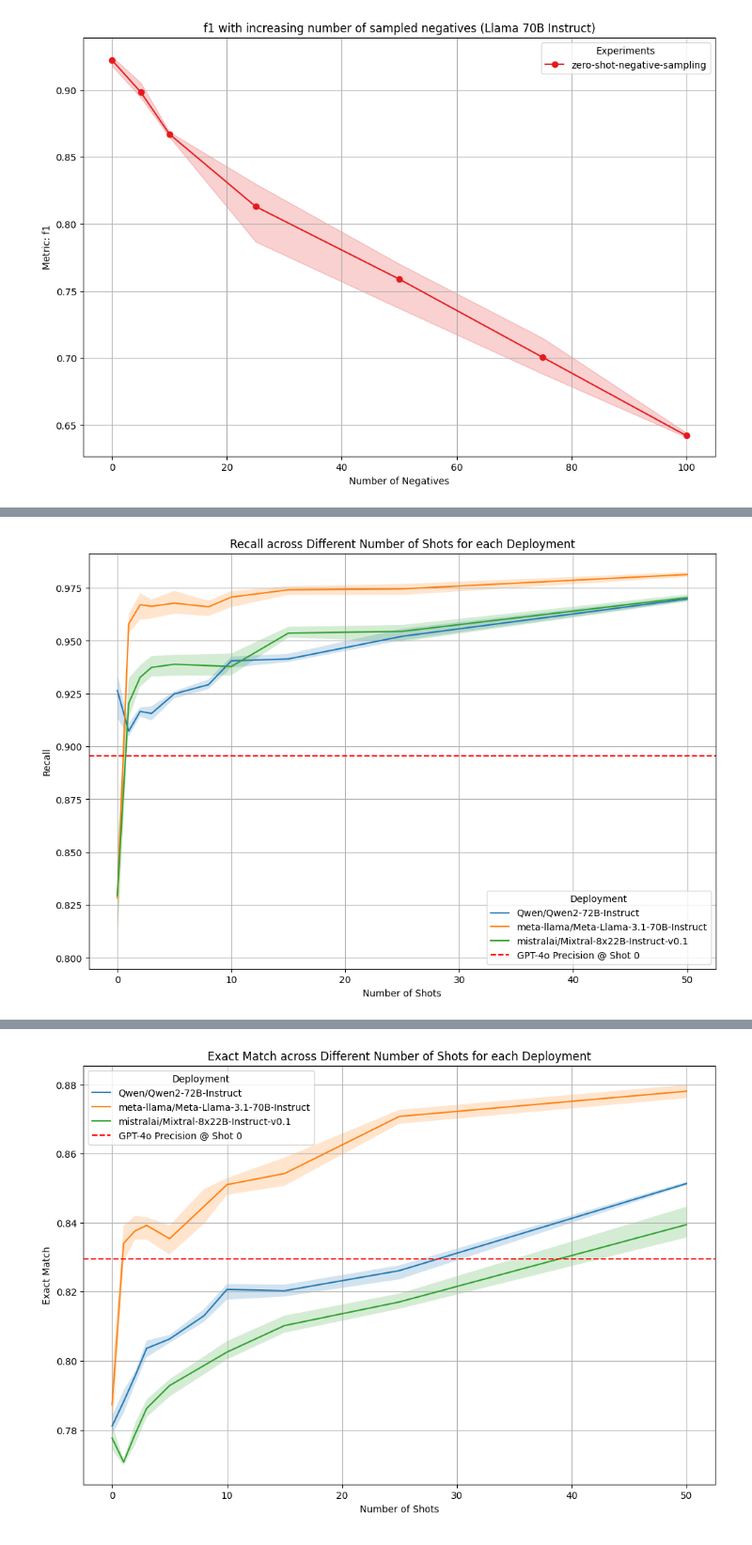
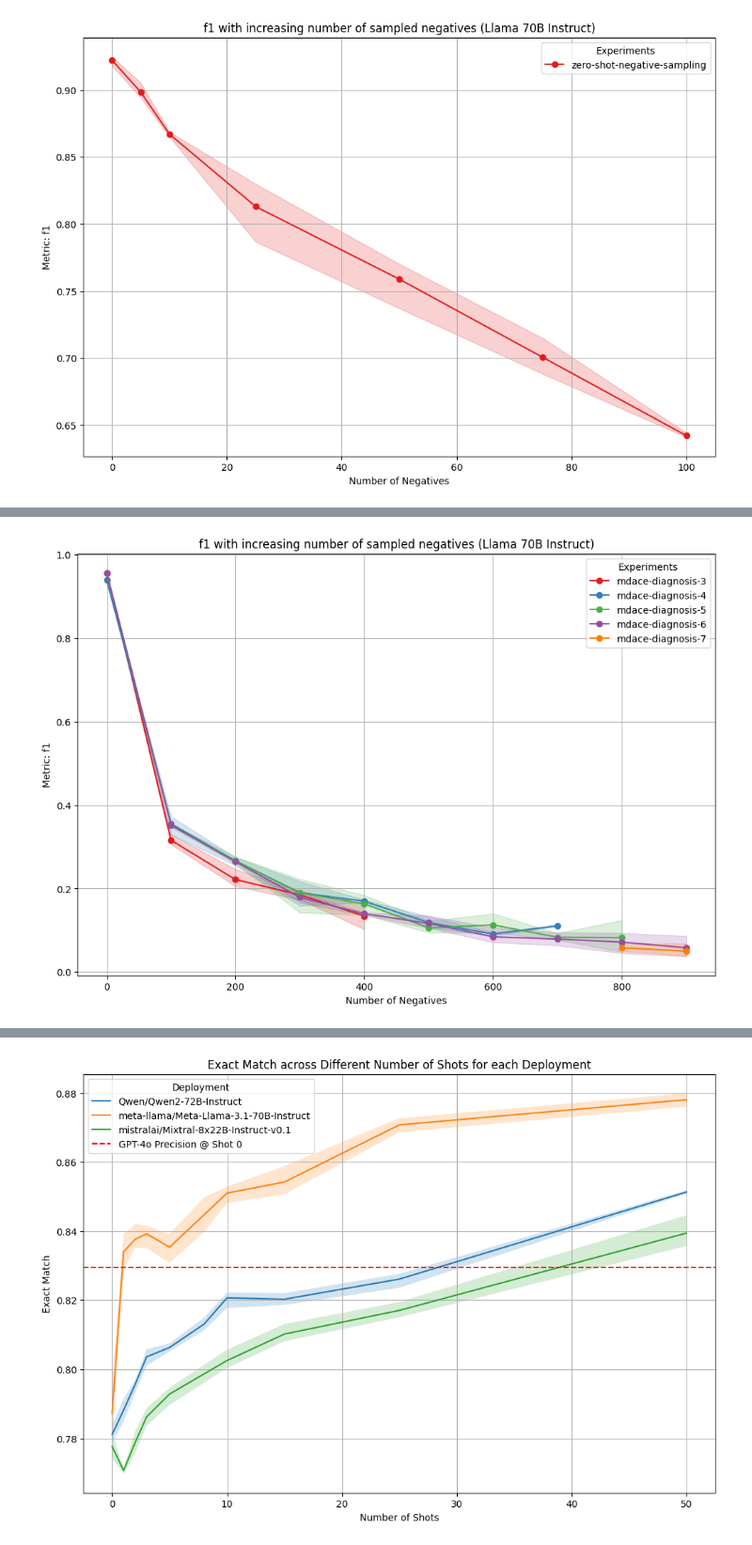
Before and after one commit to MotzWanted/codeseeker, a Jupyter notebook: reports/alignment_benchmark.ipynb, the cells around one changed output, grey strips where cells are left out. Shown at 94% size. Saved outputs shown, nothing was run; the diff lists cells and outputs as text; code cells hidden in the pictures.

```diff
--- a/reports/alignment_benchmark.ipynb
+++ b/reports/alignment_benchmark.ipynb
@@ -100,7 +100,7 @@ df
 | 19 | zero-shot-negative-sampling | 75 | seed2 | 0.828333 | 0.588667 | 0.627433 | 0.964300 | 0.867633 | ... |
 | 20 | zero-shot-negative-sampling | 75 | seed3 | 0.867233 | 0.608067 | 0.630433 | 0.971133 | 0.846767 | ... |
 # %%
-def plot_negatives_metrics(df: pd.DataFrame, metric: str) -> None:
+def plot_negatives_metrics(df: pd.DataFrame, metric: str) -> plt:
     # Set a color palette for better readability
     palette = sns.color_palette("Set1")
     # Aggregating the data to calculate mean, min, and max for the specified metric
@@ -119,7 +119,7 @@ def plot_negatives_metrics(df: pd.DataFrame, metric: str) -> None:
     plt.title(f'{metric} with increasing number of sampled negatives (Llama 70B Instruct)')
     plt.legend(title='Experiments')
     plt.grid(True)
-    plt.show()
+    return plt
 # %%
 plot_negatives_metrics(df, 'f1')
 # %% [output]
@@ -175,22 +127,27 @@ plt.show()
-# %%
-# Aggregating the data to calculate mean, min, and max for precision/mean
-agg_df = df.groupby(['num_shots', 'deployment'])['recall/mean'].agg(['mean', 'min', 'max']).reset_index()
-
-# Plotting the line chart with shaded areas
-plt.figure(figsize=(12, 8))
-for prompt in agg_df['deployment'].unique():
-    subset = agg_df[agg_df['deployment'] == prompt]
-    plt.plot(subset['num_shots'], subset['mean'], label=prompt)
-    plt.fill_between(subset['num_shots'], subset['min'], subset['max'], alpha=0.2)
-
-# Adding horizontal dotted red lines for GPT-4o and GPT-4-turbo
-plt.axhline(y=0.8956, color='red', linestyle='--', label='GPT-4o @ Shot 0')
-
-plt.xlabel('Number of Shots')
-plt.ylabel('Recall')
-plt.title('Recall across Different Number of Shots for each Deployment')
-plt.legend(title='Deployment')
-plt.grid(True)
-plt.show()
-# %% [output]
-[figure, removed]
+# %%
+def load_data_from_folders(paths: list[str], subfolder_key: str) -> pd.DataFrame:
+    records = []
+    for path in paths:
+        main_folder = pathlib.Path(path).parent.name
+        for subfolder in sorted(os.listdir(path)):
+            subfolder_path = os.path.join(path, subfolder)
+            if os.path.isdir(subfolder_path):
+                value = int(subfolder.replace(subfolder_key, ''))
+                for seed_folder in sorted(os.listdir(subfolder_path)):
+                    seed_path = os.path.join(subfolder_path, seed_folder)
+                    avg_file = os.path.join(seed_path, 'averages.json')
+                    if os.path.exists(avg_file):
+                        with open(avg_file, 'r') as f:
+                            avg_data = json.load(f)
+                            record = {'experiment': main_folder, subfolder_key: value, 'seed': seed_folder}
+                            record.update(avg_data)
+                            records.append(record)
+    return pd.DataFrame(records)
+# %%
+path_to_dir = pathlib.Path("~/research/remote_data/unconstrained-code-description/4f3f78891df3881eacb94d9fdd1e183f").expanduser()
+paths = [path_to_dir/f"mdace-diagnosis-{idx}/0shots" for idx in range(3, 8)]
+df = load_data_from_folders(paths, 'negatives')
+df["f1"] = 2 * (df["precision"] * df["recall"]) / (df["precision"] + df["recall"])
+# %%
+plot_negatives_metrics(df, 'f1')
+# %% [output]
@@ -196,0 +155 @@ plt.show()
+[figure, added]
```
Also changed, not shown: parts of 11 cells of this notebook, 2 other files.
